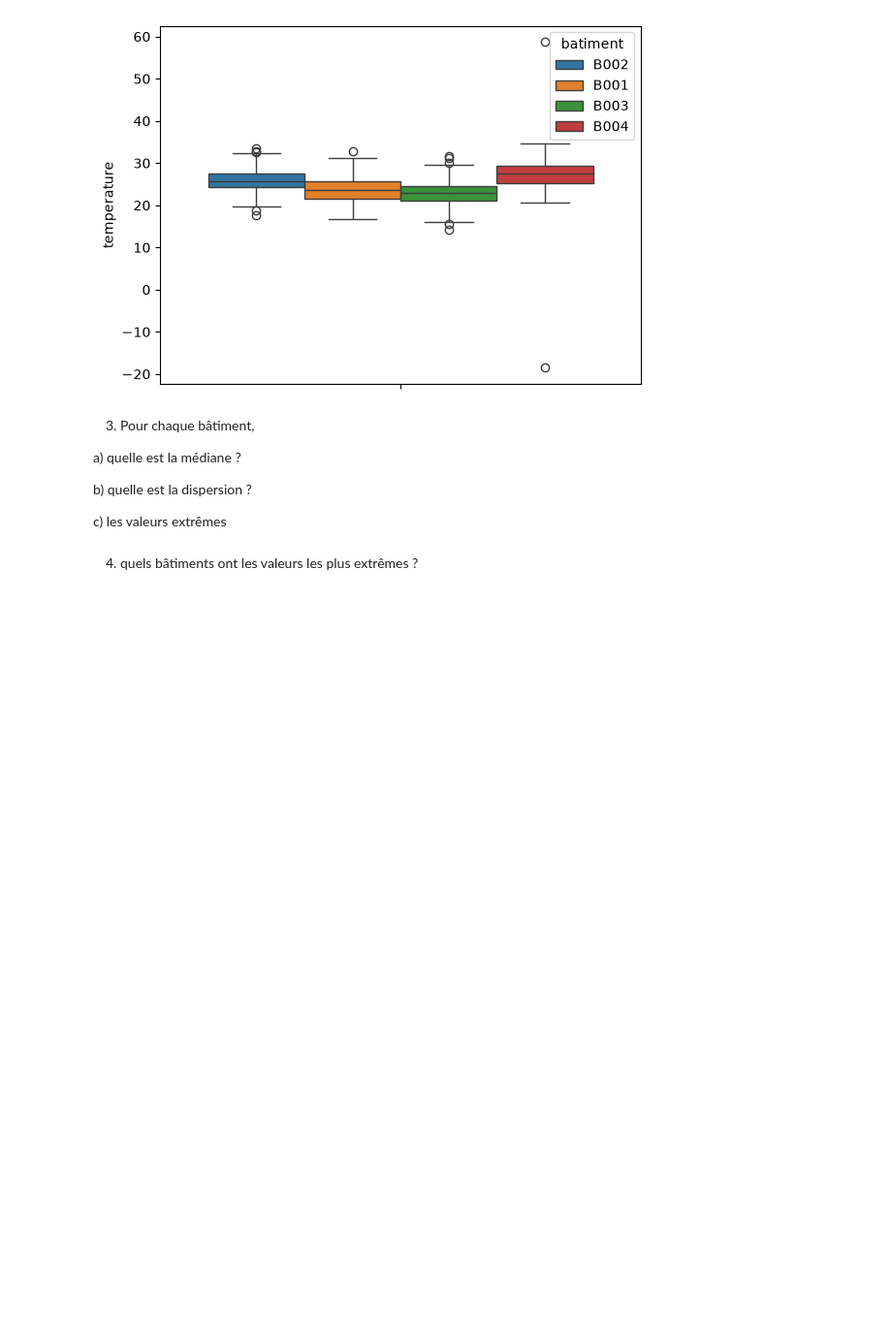
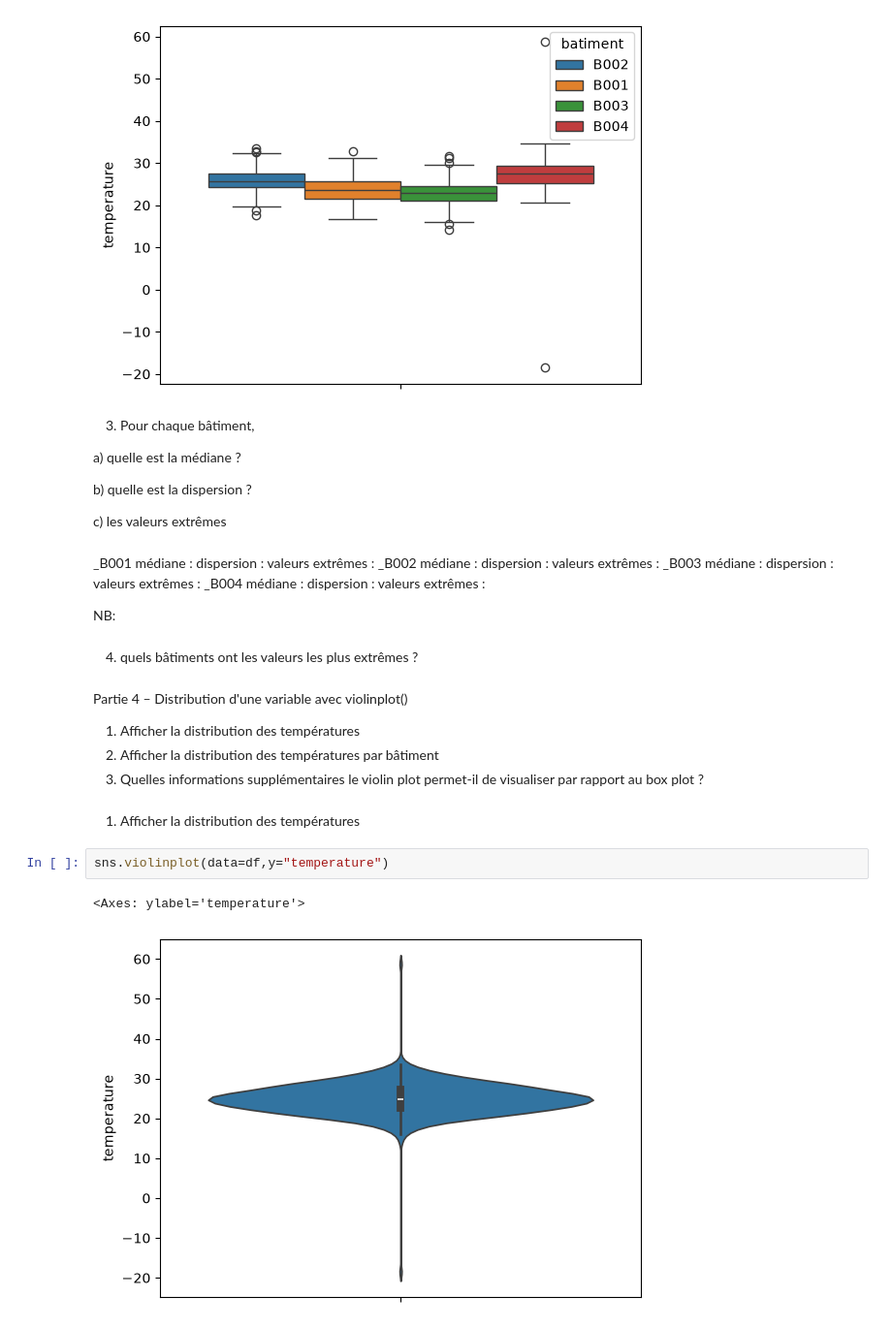
Before and after one commit to rokhayacoumbadiouf-bit/Atelier_Seaborn, a Jupyter notebook: atelier_seaborn_iot/notebooks/atelier_seaborn_iot.ipynb, the cells around one changed output. Shown at 97% size. Cells and saved outputs as stored; diff of their text form; blank space fills up the shorter version.

Commit message:
Distribution d'une variable avec boxplot() violinplot() Comptage des catégories avec countplot() Relation entre deux variables avec scatterplot()Régression avec regplot() lmplot()

```diff
--- a/atelier_seaborn_iot/notebooks/atelier_seaborn_iot.ipynb
+++ b/atelier_seaborn_iot/notebooks/atelier_seaborn_iot.ipynb
@@ -139,5 +140,37 @@ a) quelle est la médiane ?
 b) quelle est la dispersion ?
 
 c) les valeurs extrêmes
+# %% [markdown]
+_B001
+ médiane          :
+ dispersion       :
+ valeurs extrêmes :
+_B002
+ médiane          :
+ dispersion       :
+ valeurs extrêmes :
+_B003
+ médiane          :
+ dispersion       :
+ valeurs extrêmes :
+_B004
+ médiane          :
+ dispersion       :
+ valeurs extrêmes :
+
+NB:
 # %% [markdown]
 4) quels bâtiments ont les valeurs les plus extrêmes ?
+# %% [markdown]
+Partie 4 – Distribution d'une variable avec violinplot()
+1) Afficher la distribution des températures
+2) Afficher la distribution des températures par bâtiment
+3) Quelles informations supplémentaires le violin plot permet-il de visualiser par rapport au box
+plot ?
+# %% [markdown]
+1) Afficher la distribution des températures
+# %%
+sns.violinplot(data=df,y="temperature")
+# %% [output]
+<Axes: ylabel='temperature'>
+[figure, added]
```
Also changed, not shown: parts of 34 cells of this notebook.
